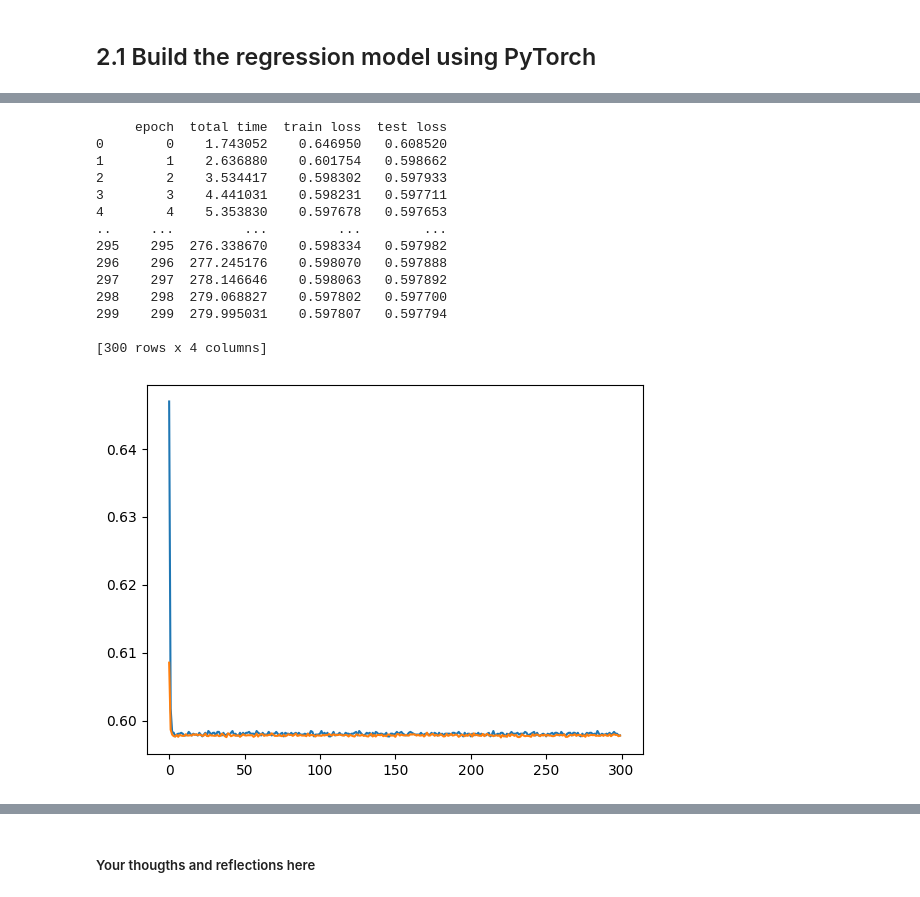
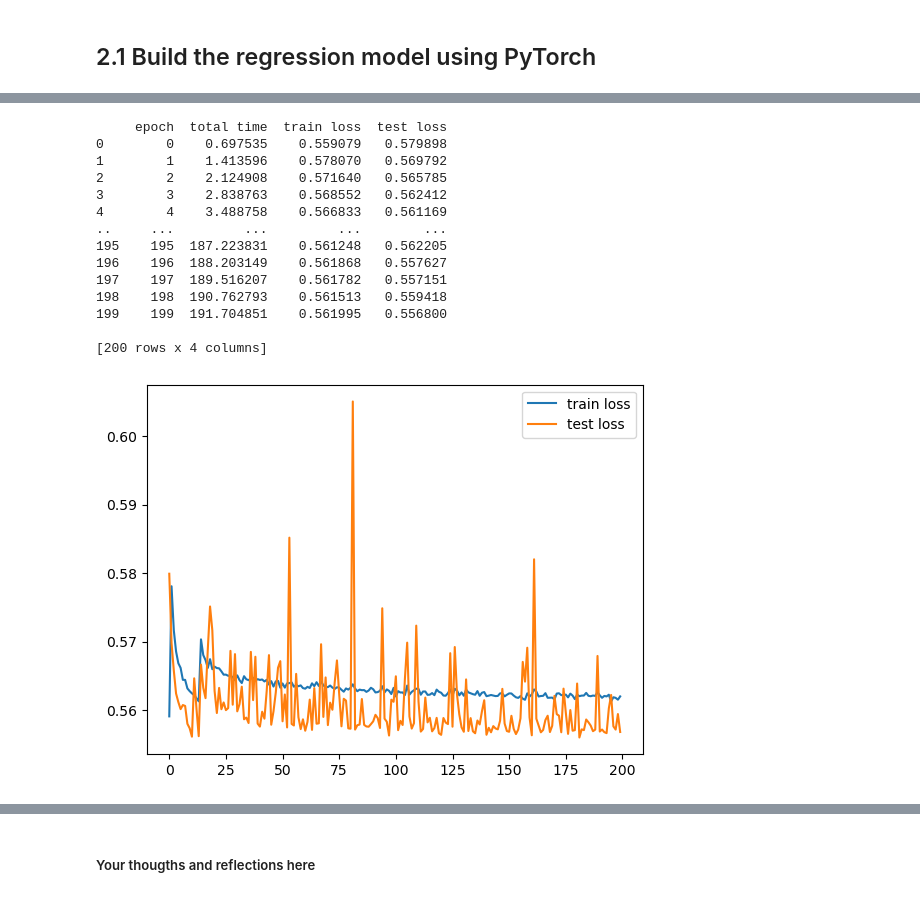
Before and after one commit to leihui6/basic-datascience23, a Jupyter notebook: handin/Leihui Li-FinalHandin-solution.ipynb, the cells around one changed output, grey strips where cells are left out. Cells and saved outputs as stored; diff of their text form; code cells hidden in the pictures.

```diff
--- a/handin/Leihui Li-FinalHandin-solution.ipynb
+++ b/handin/Leihui Li-FinalHandin-solution.ipynb
@@ -182,6 +182,7 @@ def run_epoch(model, optimizer, data_loader, loss_func, device, results, score_f
         y_pred = np.argmax(y_pred, axis=1)
     #Else, we assume we are working on a regression problem
 
+#     print(f'loss:{np.mean(running_loss)}')
     results[prefix + " loss"].append( np.mean(running_loss) )
     if score_funcs is not None:
         for name, score_func in score_funcs.items():
@@ -192,7 +193,7 @@ def run_epoch(model, optimizer, data_loader, loss_func, device, results, score_f
     return end-start #time spent on epoch
 
 def train_simple_network(model, loss_func, train_loader, test_loader=None, score_funcs=None,
-                         epochs=20, device="cpu", checkpoint_file=None):
+                         epochs=20, device="cpu", checkpoint_file=None, _plt = None):
     to_track = ["epoch", "total time", "train loss"]
     if test_loader is not None:
         to_track.append("test loss")
@@ -209,7 +210,7 @@ def train_simple_network(model, loss_func, train_loader, test_loader=None, score
         results[item] = []
 
     #SGD is Stochastic Gradient Decent.
-    optimizer = torch.optim.SGD(model.parameters(), lr=0.001)
+    optimizer = torch.optim.SGD(model.parameters(), lr=0.03)
     #Place the model on the correct compute resource (CPU or GPU)
     model.to(device)
     for epoch in tqdm(range(epochs), desc="Epoch"):
@@ -224,6 +225,12 @@ def train_simple_network(model, loss_func, train_loader, test_loader=None, score
             model = model.eval()
             with torch.no_grad():
                 run_epoch(model, optimizer, test_loader, loss_func, device, results, score_funcs, prefix="test", desc="Testing")
+#         _plt.clf()
+#         _plt.plot(results['train loss'])
+#         _plt.plot(results['test loss'])
+#         _plt.show()
+#         _plt.pause(0.1)
+#         _plt.ioff()
 
     if checkpoint_file is not None:
         torch.save({
@@ -238,7 +245,7 @@ def train_simple_network(model, loss_func, train_loader, test_loader=None, score
 class RegressionDataset(Dataset):
     def __init__(self, X, y):
         # super(Simple1DRegressionDataset, self).__init__()
-        self.X = X.reshape(-1,15)
+        self.X = X.reshape(-1,13)
         self.y = y.reshape(-1,1)
 
     def __getitem__(self, index):
@@ -267,7 +274,3 @@ def moveTo(obj, device):
         return obj.to(device)
     else:
         return obj
-# %%
-print (X.shape, y.shape)
-test = RegressionDataset(X, y)
-print (test[12])
@@ -300,5 +334,7 @@ testing_loader = DataLoader(test, shuffle=True, batch_size=64)
 # %%
 ## Training
-device = torch.device("cuda")
 loss_func = nn.CrossEntropyLoss()
-results = train_simple_network(model, loss_func, training_loader, testing_loader, epochs=300, device=device, checkpoint_file='model.pt')
+# plt.ion()
+results = train_simple_network(model,
+                               loss_func, training_loader, testing_loader,
+                               epochs=200, device=device, checkpoint_file='best_epoch_100_lr_0.03.pt', _plt = plt)
@@ -305,21 +355,23 @@ results = train_simple_network(model, loss_func, training_loader, testing_loader
 # %%
-plt.plot(results['train loss'])
-plt.plot(results['test loss'])
+plt.plot(results['train loss'], label='train loss')
+plt.plot(results['test loss'], label='test loss')
+plt.legend()
+plt.savefig('best_epoch_100_lr_0.03.png')
 print (results)
 # %% [output]
      epoch  total time  train loss  test loss
-0        0    1.743052    0.646950   0.608520
-1        1    2.636880    0.601754   0.598662
-2        2    3.534417    0.598302   0.597933
-3        3    4.441031    0.598231   0.597711
-4        4    5.353830    0.597678   0.597653
+0        0    0.697535    0.559079   0.579898
+1        1    1.413596    0.578070   0.569792
+2        2    2.124908    0.571640   0.565785
+3        3    2.838763    0.568552   0.562412
+4        4    3.488758    0.566833   0.561169
 ..     ...         ...         ...        ...
-295    295  276.338670    0.598334   0.597982
-296    296  277.245176    0.598070   0.597888
-297    297  278.146646    0.598063   0.597892
-298    298  279.068827    0.597802   0.597700
-299    299  279.995031    0.597807   0.597794
+195    195  187.223831    0.561248   0.562205
+196    196  188.203149    0.561868   0.557627
+197    197  189.516207    0.561782   0.557151
+198    198  190.762793    0.561513   0.559418
+199    199  191.704851    0.561995   0.556800
 
-[300 rows x 4 columns]
+[200 rows x 4 columns]
-[figure, old version]
+[figure, new version]
 # %%
```
Also changed, not shown: parts of 11 cells of this notebook, 23 other files.
